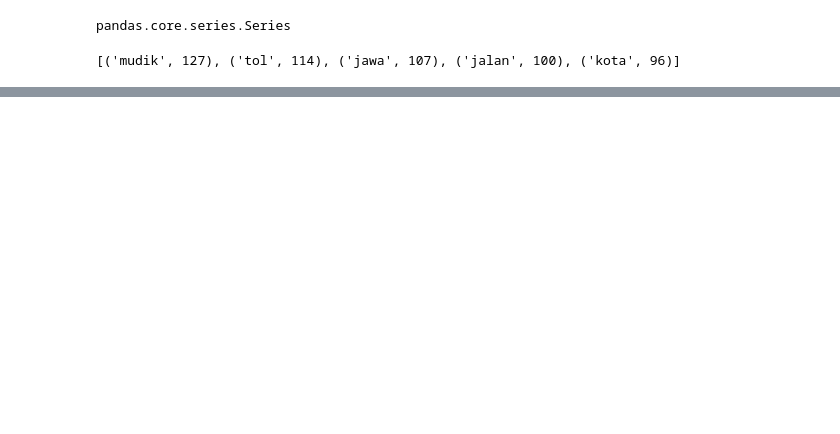
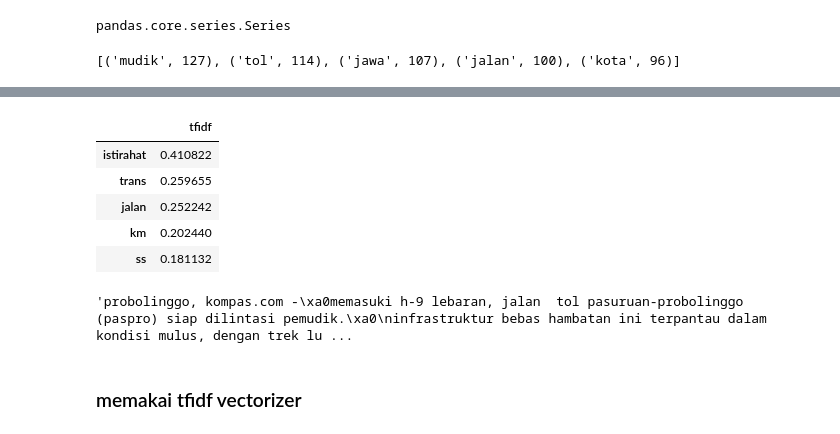
Before and after one commit to ml-its/ds-notebook, a Jupyter notebook: Week4.ipynb, the cells around one changed output, grey strips where cells are left out. Drawn from its saved outputs; the diff is of its cells as text; code cells hidden in the pictures; blank space fills up the shorter version.

```diff
--- a/Week4.ipynb
+++ b/Week4.ipynb
@@ -56,0 +139,23 @@ plt.imshow(wc)
+# %%
+count_vector=cv.transform(berita_cakep)
+tf_idf_vector=tfidf_transformer.transform(count_vector)
+# %%
+feature_names = cv.get_feature_names()
+
+
+#print the scores
+df = pd.DataFrame(tf_idf_vector[0].T.todense(), index=feature_names, columns=["tfidf"])
+df.sort_values(by=["tfidf"],ascending=False)[:5]
+# %% [output]
+|  | tfidf |
+| istirahat | 0.410822 |
+| trans | 0.259655 |
+| jalan | 0.252242 |
+| km | 0.202440 |
+| ss | 0.181132 |
+# %%
+para[0]
+# %% [output]
+'probolinggo, kompas.com -\xa0memasuki h-9 lebaran, jalan  tol pasuruan-probolinggo (paspro) siap dilintasi pemudik.\xa0\ninfrastruktur bebas hambatan ini terpantau dalam kondisi mulus, dengan trek lu ...
+# %% [markdown]
+### memakai tfidf vectorizer
```
Also changed, not shown: parts of 27 cells of this notebook, 2 other files.
